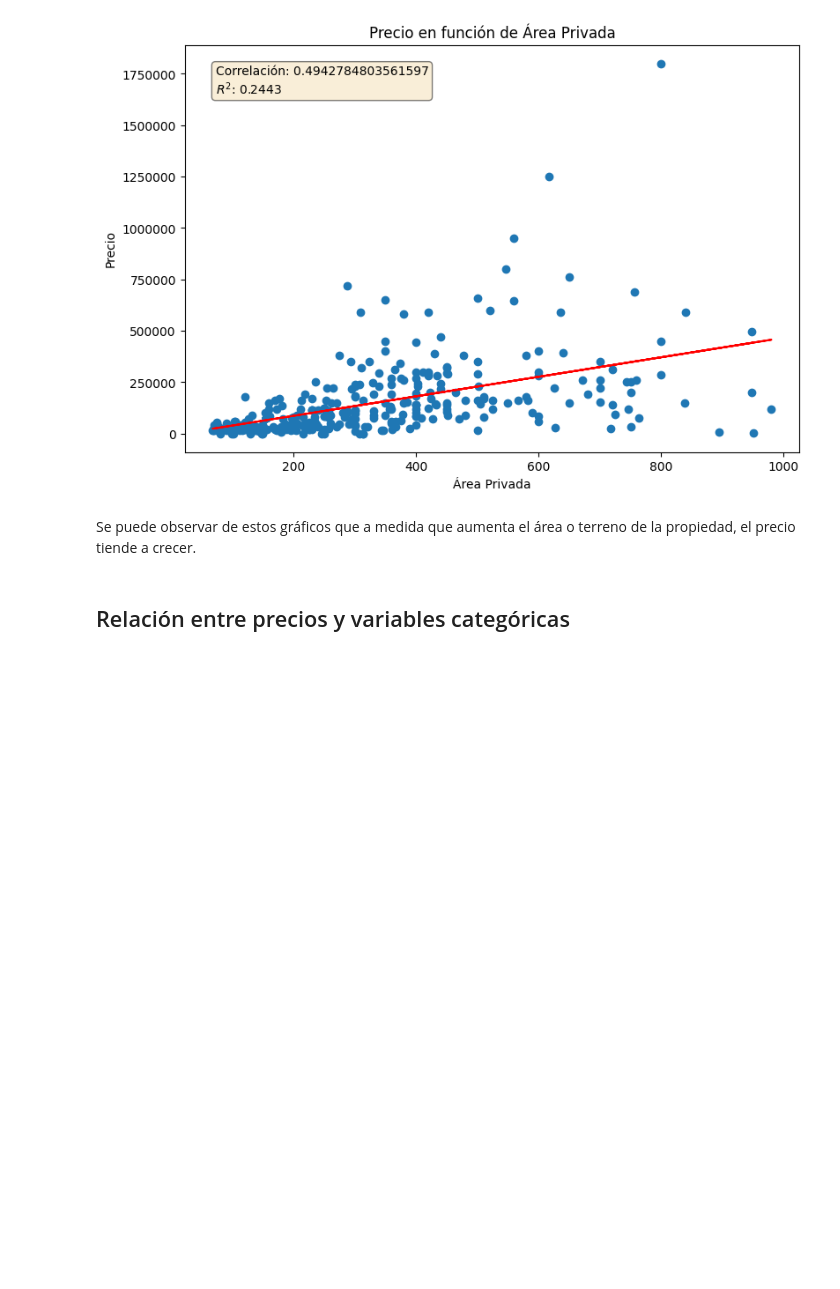
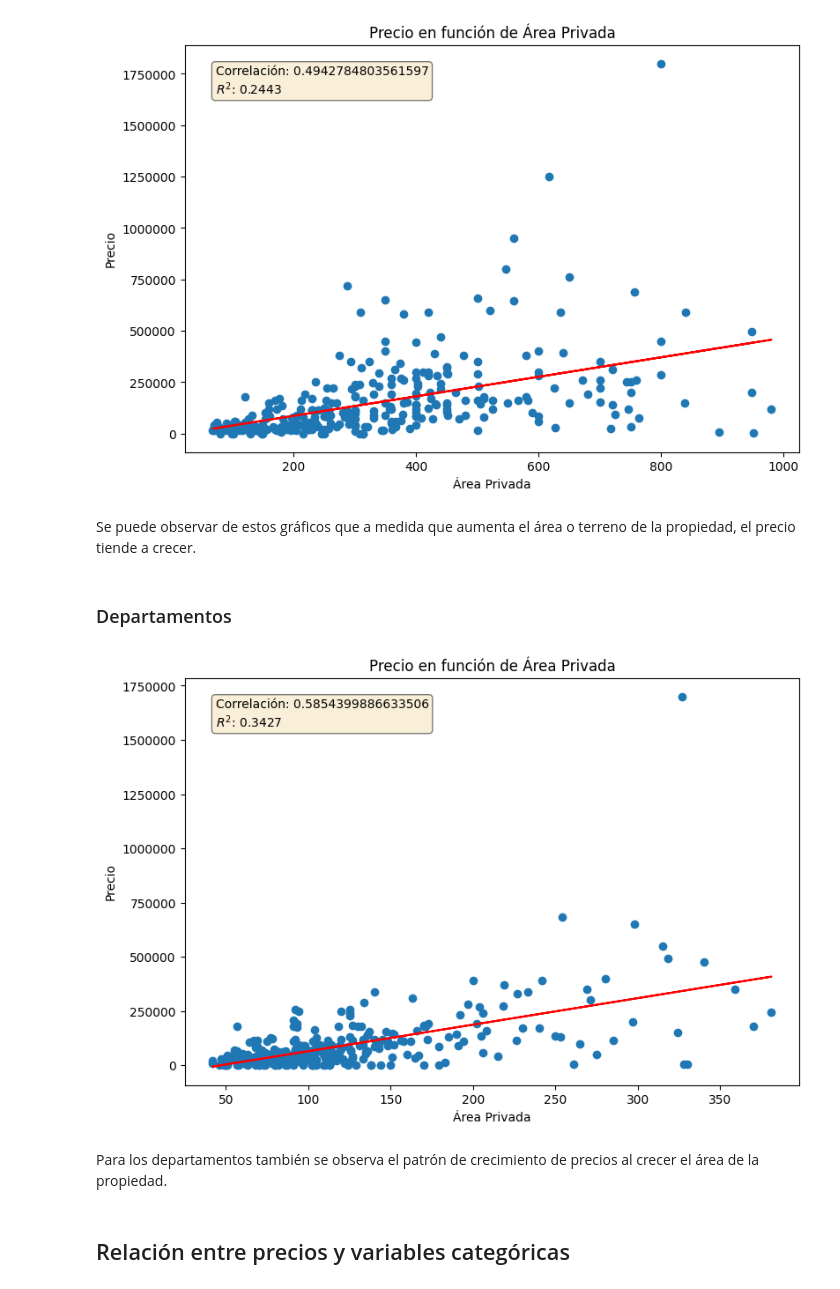
Before and after one commit to jmartinelena/propiedades-venezuela, a Jupyter notebook: data_analysis.ipynb, the cells around one changed output. Drawn from its saved outputs; the diff is of its cells as text; code cells hidden in the pictures; blank space fills up the shorter version.

Commit message:
Me olvide de relaciones num entre departamentos

```diff
--- a/data_analysis.ipynb
+++ b/data_analysis.ipynb
@@ -320,5 +322,13 @@ graph_numeric_relations(houses, ['Terreno', 'Área Privada'])
 [figure]
 # %% [markdown]
 Se puede observar de estos gráficos que a medida que aumenta el área o terreno de la propiedad, el precio tiende a crecer.
+# %% [markdown]
+### Departamentos
+# %%
+graph_numeric_relations(apartments, ['Área Privada'])
+# %% [output]
+[figure, added]
+# %% [markdown]
+Para los departamentos también se observa el patrón de crecimiento de precios al crecer el área de la propiedad.
 # %% [markdown]
 ## Relación entre precios y variables categóricas
```
Also changed, not shown: parts of 1 cell of this notebook.
